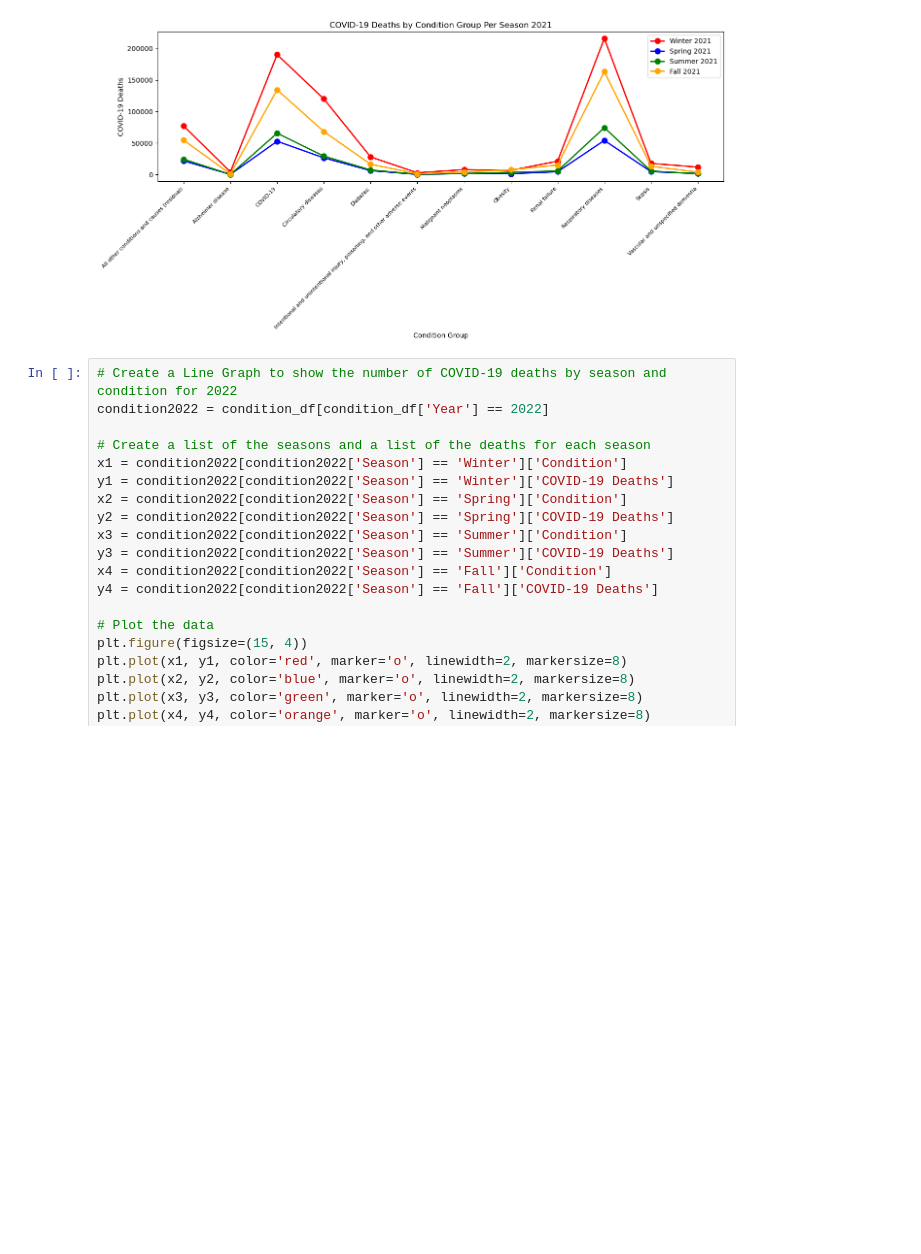
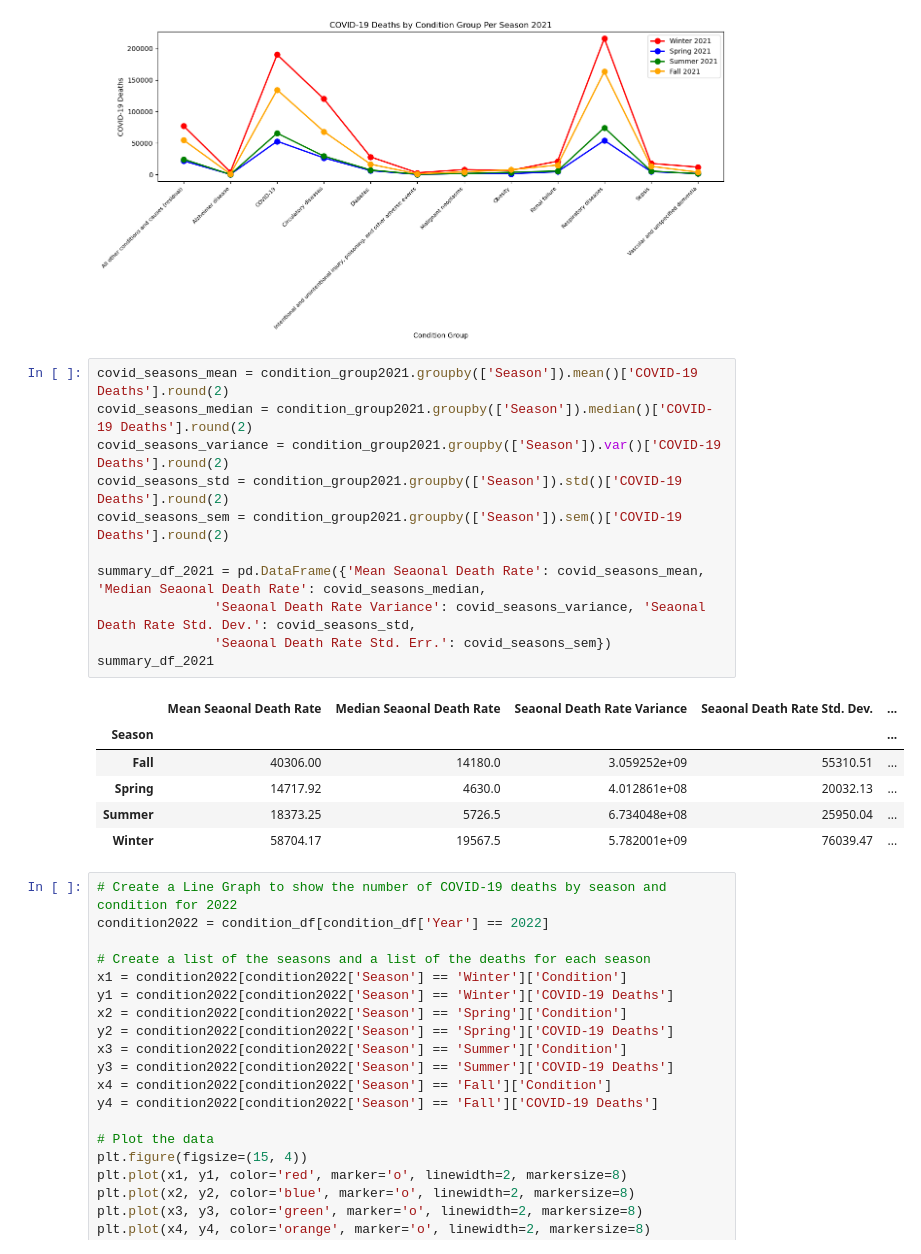
Before and after one commit to willbang548/Group_1, a Jupyter notebook: main.ipynb, the cells around one changed output. Cells and saved outputs as stored; diff of their text form; blank space fills up the shorter version.

```diff
--- a/main.ipynb
+++ b/main.ipynb
@@ -569,6 +601,24 @@ plt.savefig("figs/COVID-19 Deaths by Condition Group Per Season 2021.png")
 plt.show()
 # %% [output]
 [figure]
+# %%
+covid_seasons_mean = condition_group2021.groupby(['Season']).mean()['COVID-19 Deaths'].round(2)
+covid_seasons_median = condition_group2021.groupby(['Season']).median()['COVID-19 Deaths'].round(2)
+covid_seasons_variance = condition_group2021.groupby(['Season']).var()['COVID-19 Deaths'].round(2)
+covid_seasons_std = condition_group2021.groupby(['Season']).std()['COVID-19 Deaths'].round(2)
+covid_seasons_sem = condition_group2021.groupby(['Season']).sem()['COVID-19 Deaths'].round(2)
+
+summary_df_2021 = pd.DataFrame({'Mean Seaonal Death Rate': covid_seasons_mean, 'Median Seaonal Death Rate': covid_seasons_median,
+               'Seaonal Death Rate Variance': covid_seasons_variance, 'Seaonal Death Rate Std. Dev.': covid_seasons_std,
+               'Seaonal Death Rate Std. Err.': covid_seasons_sem})
+summary_df_2021
+# %% [output]
+|  | Mean Seaonal Death Rate | Median Seaonal Death Rate | Seaonal Death Rate Variance | Seaonal Death Rate Std. Dev. | ... |
+| Season |  |  |  |  | ... |
+| Fall | 40306.00 | 14180.0 | 3.059252e+09 | 55310.51 | ... |
+| Spring | 14717.92 | 4630.0 | 4.012861e+08 | 20032.13 | ... |
+| Summer | 18373.25 | 5726.5 | 6.734048e+08 | 25950.04 | ... |
+| Winter | 58704.17 | 19567.5 | 5.782001e+09 | 76039.47 | ... |
 # %%
 # Create a Line Graph to show the number of COVID-19 deaths by season and condition for 2022
 condition2022 = condition_df[condition_df['Year'] == 2022]
```
Also changed, not shown: parts of 3 cells of this notebook, 7 other files.
